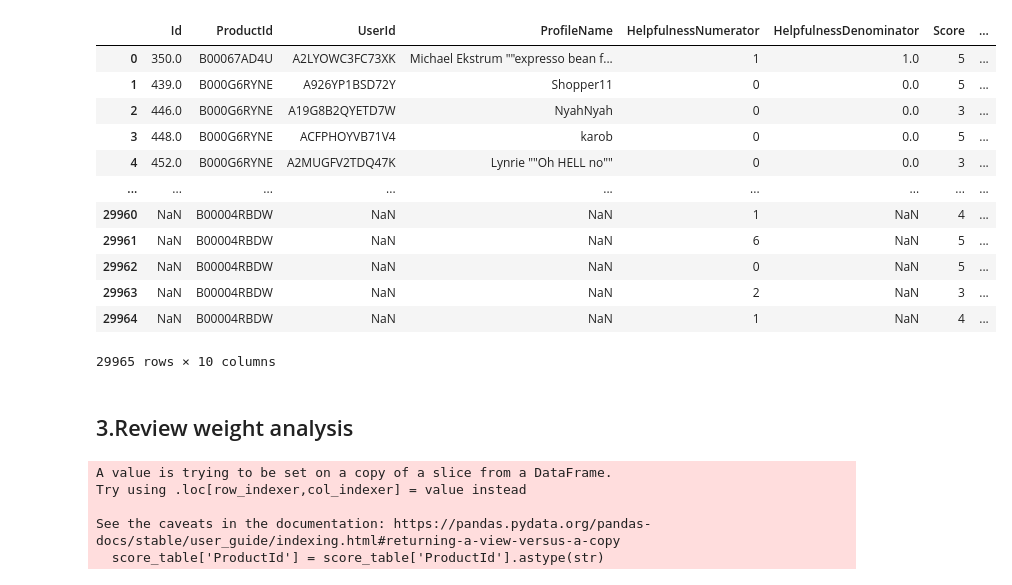
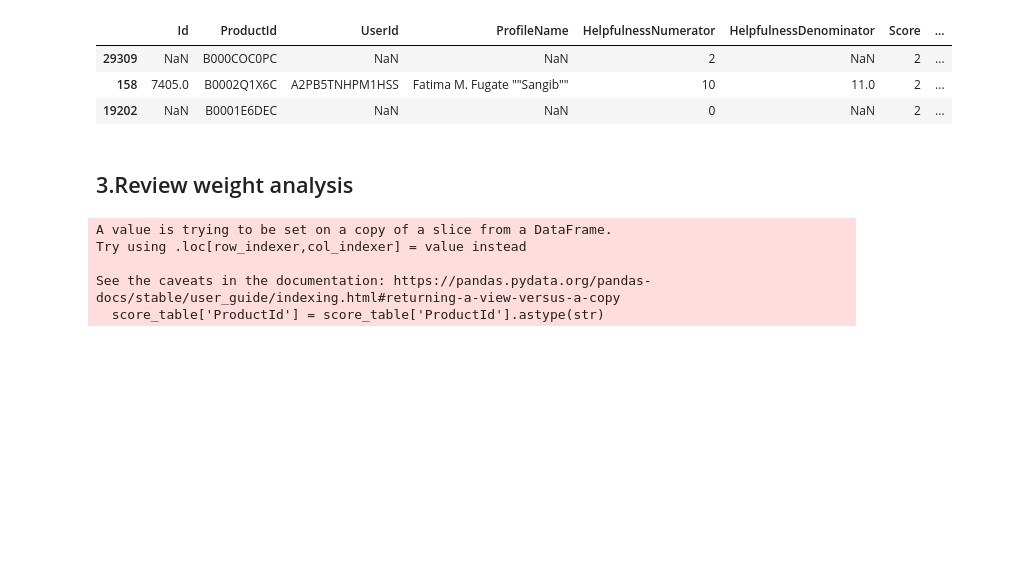
Before and after one commit to Vector239/ISOM5160-project-AI-Driven-Personalized-Product-Improvement-Recommendation-System-for-Amazon-Sellers, a Jupyter notebook: ISOM5160-GROUP7.ipynb, the cells around one changed output. Saved outputs shown, nothing was run; the diff lists cells and outputs as text; code cells hidden in the pictures; blank space fills up the shorter version.

```diff
--- a/ISOM5160-GROUP7.ipynb
+++ b/ISOM5160-GROUP7.ipynb
@@ -49,10 +31,13 @@ import pandas as pd
 import numpy as np
 from scipy.stats import spearmanr
 
+
 from amazon_new_data_scraping import parallel_scrape_amazon_product_info, load_all_data_as_dataframe, \
     extract_comments_from_product_info
+from data_cleaning import add_sentiment_score
+from correlation_with_description_analyse import *
 
-df_amazon_food_reviews = pd.read_csv('amazon_food_reviews.csv',
+df_amazon_food_reviews = pd.read_csv('datasets/amazon_food_reviews.csv',
                                      converters={"Time": lambda x: pd.to_datetime(int(x), unit="s")})
 # %%
 product_id_list = list(df_amazon_food_reviews.ProductId.unique())
@@ -62,7 +47,12 @@ parallel_scrape_amazon_product_info(product_id_list, replace=False)
 print("Scraping finished.")
 df_amazon_product_info = load_all_data_as_dataframe()
 print("Product info loaded.")
-df_amazon_product_info
+
+# Optional: Comment it out if not needed in 4.3.3
+df_amazon_product_info = add_sentiment_score(df_amazon_product_info, 'product_description')
+print("Sentiment score loaded.")
+
+df_amazon_product_info.sample(3)
 # %% [output]
 Total number of products: 4322
 Start scraping data...
@@ -86,22 +70,13 @@ Product info loaded.
 # %%
 # Concat new reviews to the original dataset and drop duplicates
 df_amazon_food_reviews = pd.concat([df_amazon_food_reviews, extract_comments_from_product_info(df_amazon_product_info)]
                                    ).drop_duplicates(['Score', 'Time', 'Summary']).reset_index(drop=True)
-df_amazon_food_reviews
+df_amazon_food_reviews.sample(3)
 # %% [output]
 |  | Id | ProductId | UserId | ProfileName | HelpfulnessNumerator | HelpfulnessDenominator | Score | ... |
-| 0 | 350.0 | B00067AD4U | A2LYOWC3FC73XK | Michael Ekstrum ""expresso bean f... | 1 | 1.0 | 5 | ... |
-| 1 | 439.0 | B000G6RYNE | A926YP1BSD72Y | Shopper11 | 0 | 0.0 | 5 | ... |
-| 2 | 446.0 | B000G6RYNE | A19G8B2QYETD7W | NyahNyah | 0 | 0.0 | 3 | ... |
-| 3 | 448.0 | B000G6RYNE | ACFPHOYVB71V4 | karob | 0 | 0.0 | 5 | ... |
-| 4 | 452.0 | B000G6RYNE | A2MUGFV2TDQ47K | Lynrie ""Oh HELL no"" | 0 | 0.0 | 3 | ... |
-| ... | ... | ... | ... | ... | ... | ... | ... | ... |
-| 29960 | NaN | B00004RBDW | NaN | NaN | 1 | NaN | 4 | ... |
-| 29961 | NaN | B00004RBDW | NaN | NaN | 6 | NaN | 5 | ... |
-| 29962 | NaN | B00004RBDW | NaN | NaN | 0 | NaN | 5 | ... |
-| 29963 | NaN | B00004RBDW | NaN | NaN | 2 | NaN | 3 | ... |
-| 29964 | NaN | B00004RBDW | NaN | NaN | 1 | NaN | 4 | ... |
+| 29309 | NaN | B000COC0PC | NaN | NaN | 2 | NaN | 2 | ... |
+| 158 | 7405.0 | B0002Q1X6C | A2PB5TNHPM1HSS | Fatima M. Fugate ""Sangib"" | 10 | 11.0 | 2 | ... |
+| 19202 | NaN | B0001E6DEC | NaN | NaN | 0 | NaN | 2 | ... |
-29965 rows × 10 columns
 # %% [markdown]
 ## 3.Review weight analysis
 # %%
```
Also changed, not shown: parts of 23 cells of this notebook, 1 other file.
